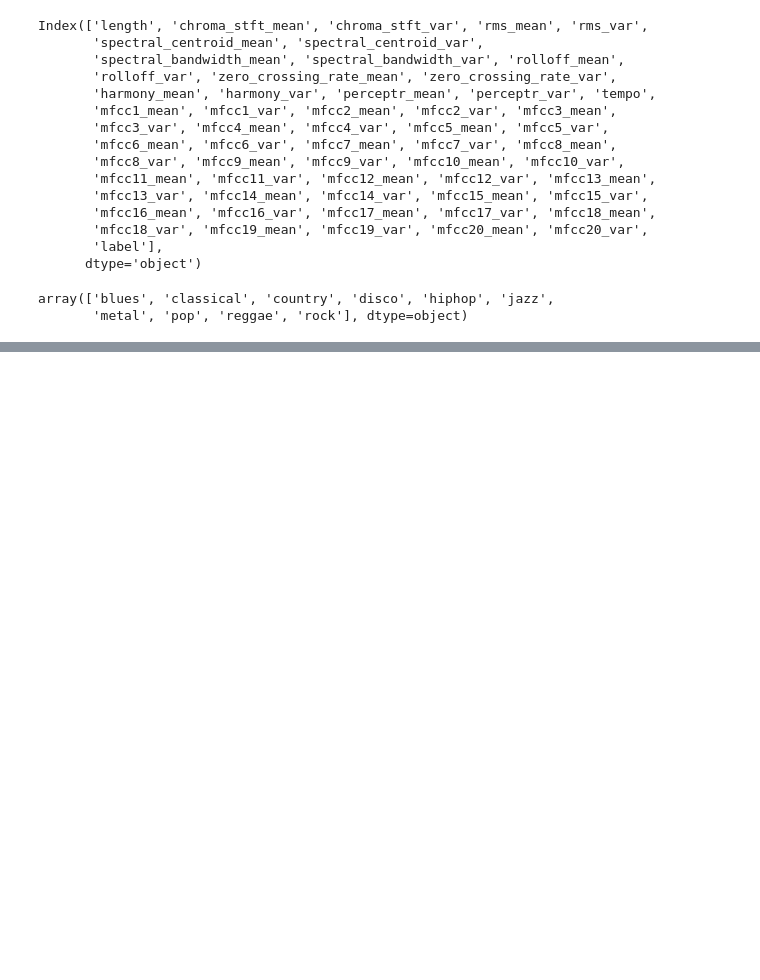
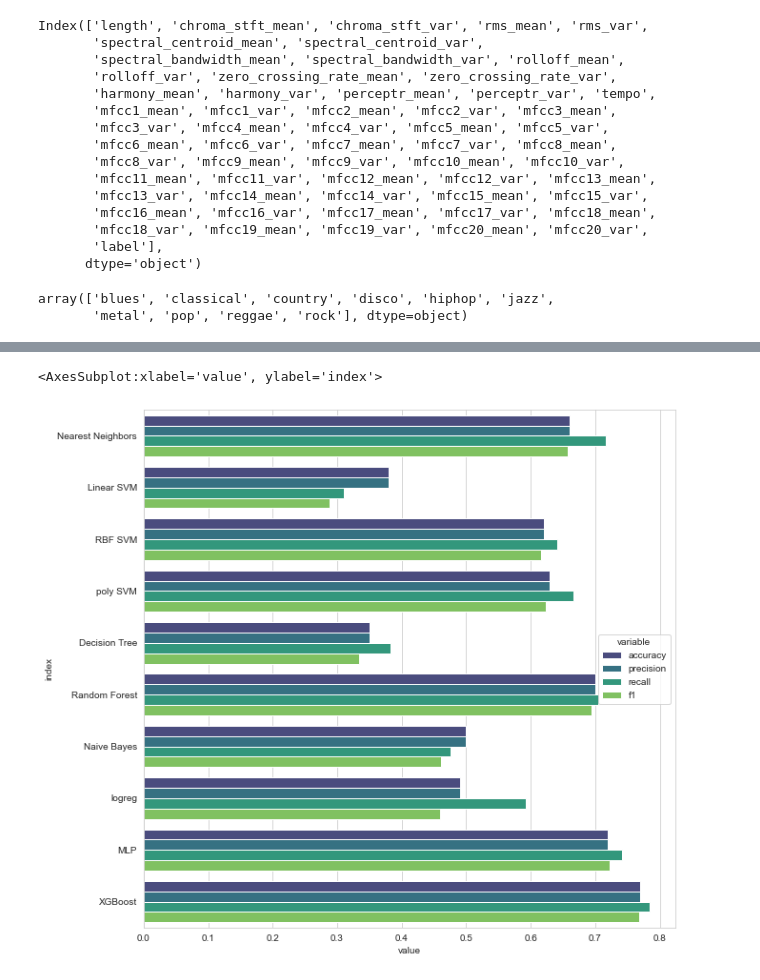
Before and after one commit to Pliploop/Groover_Tech_Test, a Jupyter notebook: GroovrTest.ipynb, the cells around one changed output, grey strips where cells are left out. Drawn from its saved outputs; the diff is of its cells as text; code cells hidden in the pictures; blank space fills up the shorter version.

```diff
--- a/GroovrTest.ipynb
+++ b/GroovrTest.ipynb
@@ -246,0 +292,8 @@ from sklearn.linear_model import LogisticRegression
+# %%
+plotting_data = pd.melt(out_of_the_box_results.reset_index(),id_vars='index',value_vars=['accuracy','precision','recall','f1'])
+
+fig,ax = plt.subplots(figsize=(10,10))
+sns.barplot(data=plotting_data,y='index',hue='variable',x='value',palette='viridis')
+# %% [output]
+<AxesSubplot:xlabel='value', ylabel='index'>
+[figure, added]
```
Also changed, not shown: parts of 32 cells of this notebook, 4 other files.
